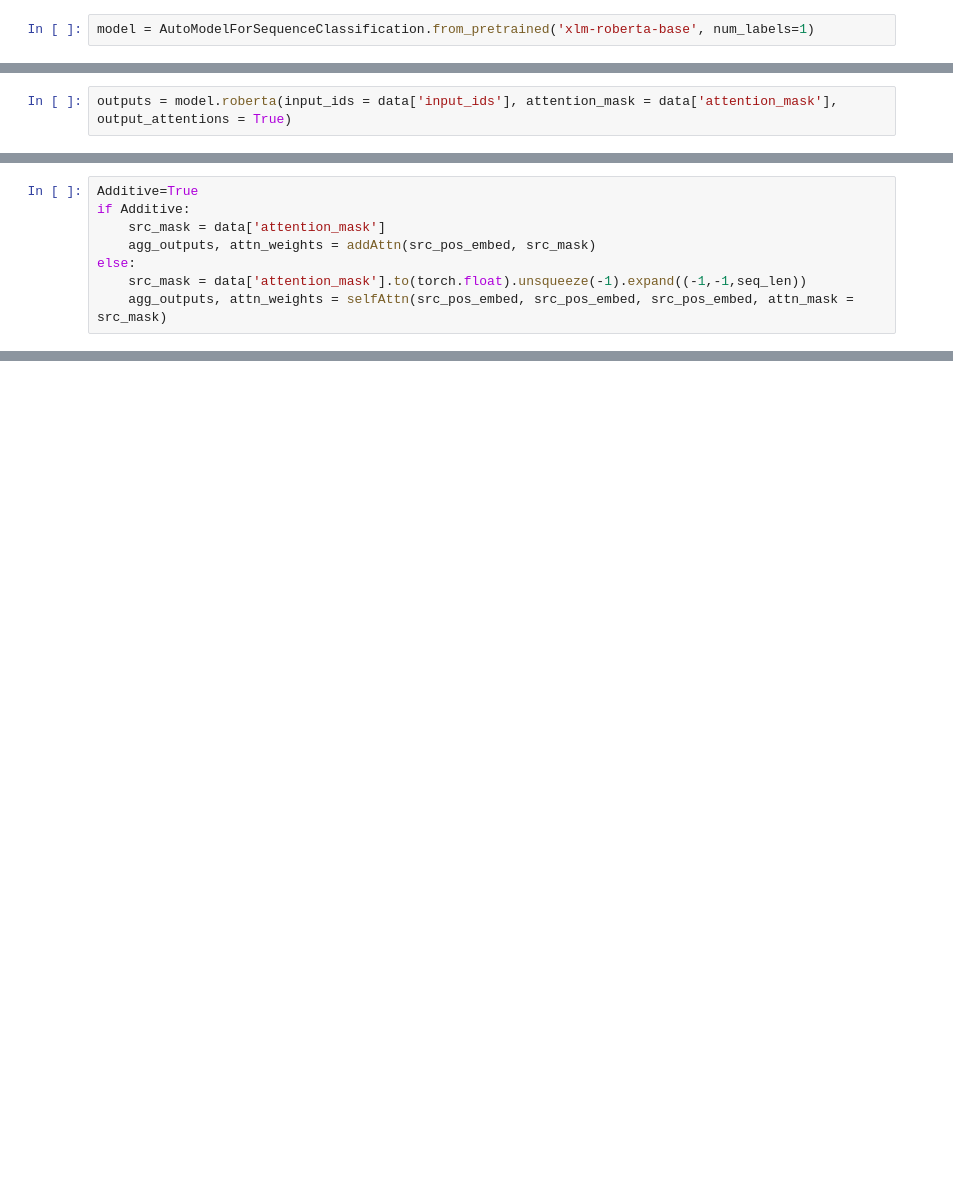
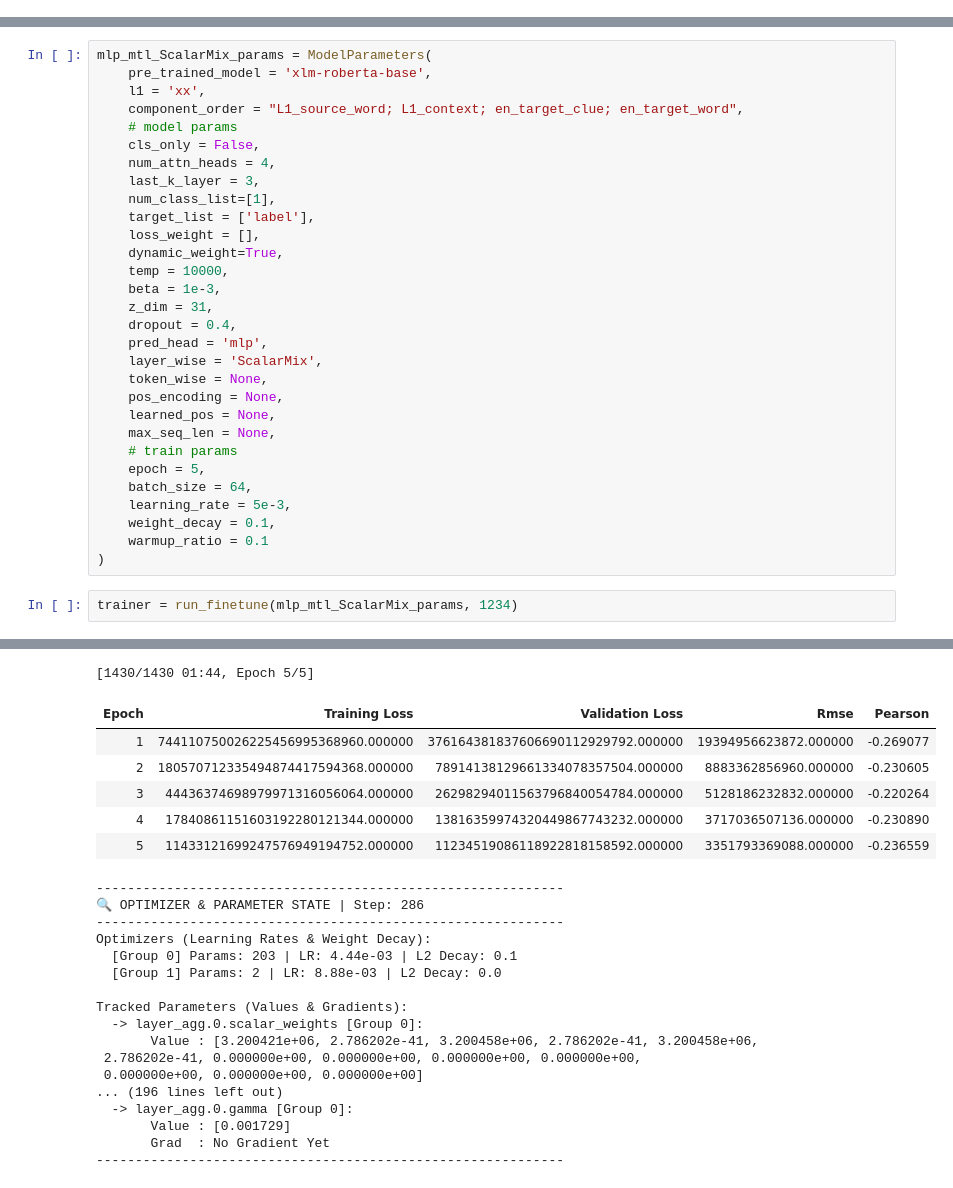
Before and after one commit to Henry-Li-925/bea2026st, a Jupyter notebook: development/modeling.ipynb, the cells around one changed output, grey strips where cells are left out. Saved outputs shown, nothing was run; the diff lists cells and outputs as text; blank space fills up the shorter version.

Commit message:
Final Model for BEA26 task

```diff
--- a/development/modeling.ipynb
+++ b/development/modeling.ipynb
@@ -549,2 +0,0 @@ class Ensemble_MLP(PreTrainedModel):
-# %%
-model = AutoModelForSequenceClassification.from_pretrained('xlm-roberta-base', num_labels=1)
@@ -574,2 +0,0 @@ XLMRobertaConfig {
-# %%
-outputs = model.roberta(input_ids = data['input_ids'], attention_mask = data['attention_mask'], output_attentions = True)
@@ -777,8 +0,0 @@ selfAttn_d2l = MultiHeadAttention(
-# %%
-Additive=True
-if Additive:
-    src_mask = data['attention_mask']
-    agg_outputs, attn_weights = addAttn(src_pos_embed, src_mask)
-else:
-    src_mask = data['attention_mask'].to(torch.float).unsqueeze(-1).expand((-1,-1,seq_len))
-    agg_outputs, attn_weights = selfAttn(src_pos_embed, src_pos_embed, src_pos_embed, attn_mask = src_mask)
@@ -869,0 +1005,33 @@ torch.Size([64, 768])
+# %%
+mlp_mtl_ScalarMix_params = ModelParameters(
+    pre_trained_model = 'xlm-roberta-base',
+    l1 = 'xx',
+    component_order = "L1_source_word; L1_context; en_target_clue; en_target_word",
+    # model params
+    cls_only = False,
+    num_attn_heads = 4,
+    last_k_layer = 3,
+    num_class_list=[1],
+    target_list = ['label'],
+    loss_weight = [],
+    dynamic_weight=True,
+    temp = 10000,
+    beta = 1e-3,
+    z_dim = 31,
+    dropout = 0.4,
+    pred_head = 'mlp',
+    layer_wise = 'ScalarMix',
+    token_wise = None,
+    pos_encoding = None,
+    learned_pos = None,
+    max_seq_len = None,
+    # train params
+    epoch = 5,
+    batch_size = 64,
+    learning_rate = 5e-3,
+    weight_decay = 0.1,
+    warmup_ratio = 0.1
+)
+# %%
+trainer = run_finetune(mlp_mtl_ScalarMix_params, 1234)
+# %% [output]
@@ -869,0 +1040,24 @@ torch.Size([64, 768])
+[1430/1430 01:44, Epoch 5/5]
+| Epoch | Training Loss | Validation Loss | Rmse | Pearson |
+| 1 | 744110750026225456995368960.000000 | 376164381837606690112929792.000000 | 19394956623872.000000 | -0.269077 |
+| 2 | 180570712335494874417594368.000000 | 78914138129661334078357504.000000 | 8883362856960.000000 | -0.230605 |
+| 3 | 44436374698979971316056064.000000 | 26298294011563796840054784.000000 | 5128186232832.000000 | -0.220264 |
+| 4 | 17840861151603192280121344.000000 | 13816359974320449867743232.000000 | 3717036507136.000000 | -0.230890 |
+| 5 | 11433121699247576949194752.000000 | 11234519086118922818158592.000000 | 3351793369088.000000 | -0.236559 |
+------------------------------------------------------------
+🔍 OPTIMIZER & PARAMETER STATE | Step: 286
+------------------------------------------------------------
+Optimizers (Learning Rates & Weight Decay):
+  [Group 0] Params: 203 | LR: 4.44e-03 | L2 Decay: 0.1
+  [Group 1] Params: 2 | LR: 8.88e-03 | L2 Decay: 0.0
+
+Tracked Parameters (Values & Gradients):
+  -> layer_agg.0.scalar_weights [Group 0]:
+       Value : [3.200421e+06, 2.786202e-41, 3.200458e+06, 2.786202e-41, 3.200458e+06,
+ 2.786202e-41, 0.000000e+00, 0.000000e+00, 0.000000e+00, 0.000000e+00,
+ 0.000000e+00, 0.000000e+00, 0.000000e+00]
+... (196 lines left out)
+  -> layer_agg.0.gamma [Group 0]:
+       Value : [0.001729]
+       Grad  : No Gradient Yet
+------------------------------------------------------------
```
Also changed, not shown: parts of 105 cells of this notebook, 23 other files.
